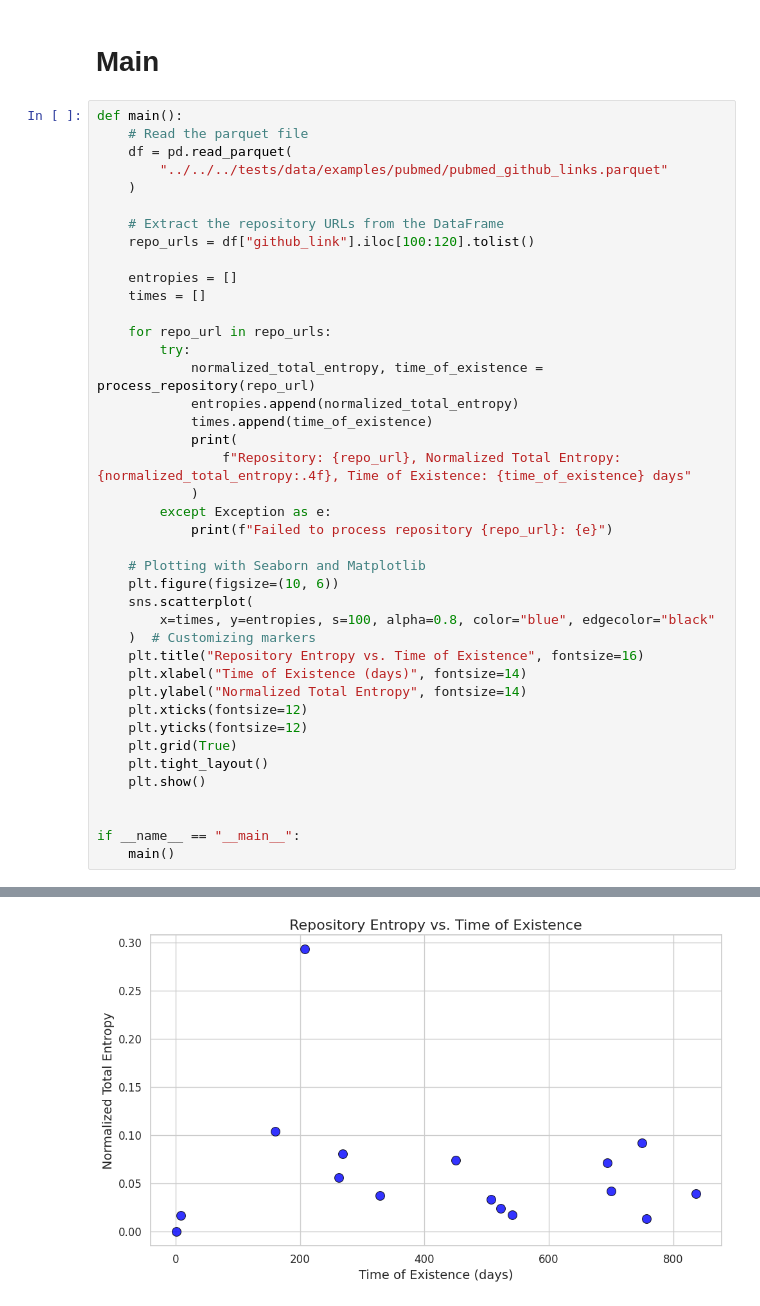
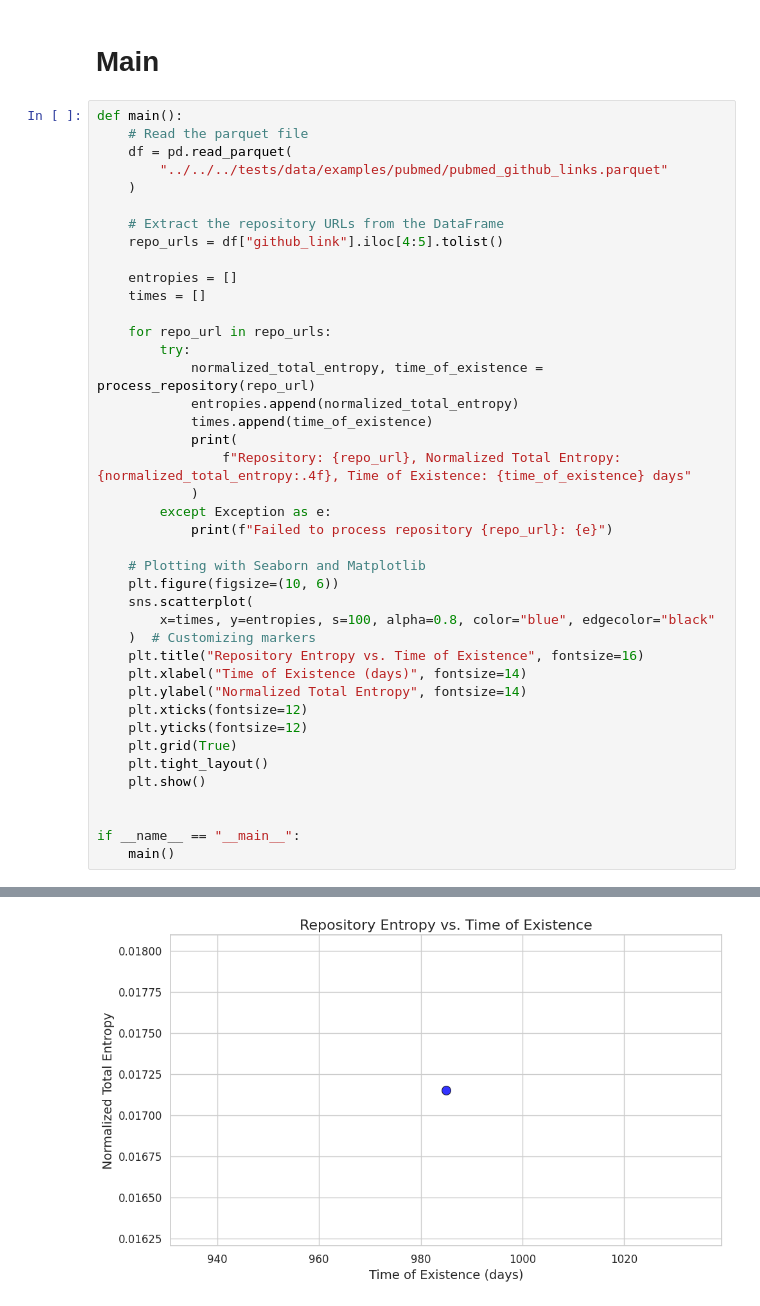
Before and after one commit to software-gardening/almanack, a Jupyter notebook: src/book/verdant-sundial/software-information-entropy.ipynb, the cells around one changed output, grey strips where cells are left out. Saved outputs shown, nothing was run; the diff lists cells and outputs as text.

```diff
--- a/src/book/verdant-sundial/software-information-entropy.ipynb
+++ b/src/book/verdant-sundial/software-information-entropy.ipynb
@@ -184,7 +180,7 @@ def main():
     )
 
     # Extract the repository URLs from the DataFrame
-    repo_urls = df["github_link"].iloc[100:120].tolist()
+    repo_urls = df["github_link"].iloc[4:5].tolist()
 
     entropies = []
     times = []
@@ -238 +218 @@ Repository: https://github.com/kora-labs/chromax, Normalized Total Entropy: 0.03
-[figure, old version]
+[figure, new version]
```
Also changed, not shown: parts of 2 cells of this notebook.
